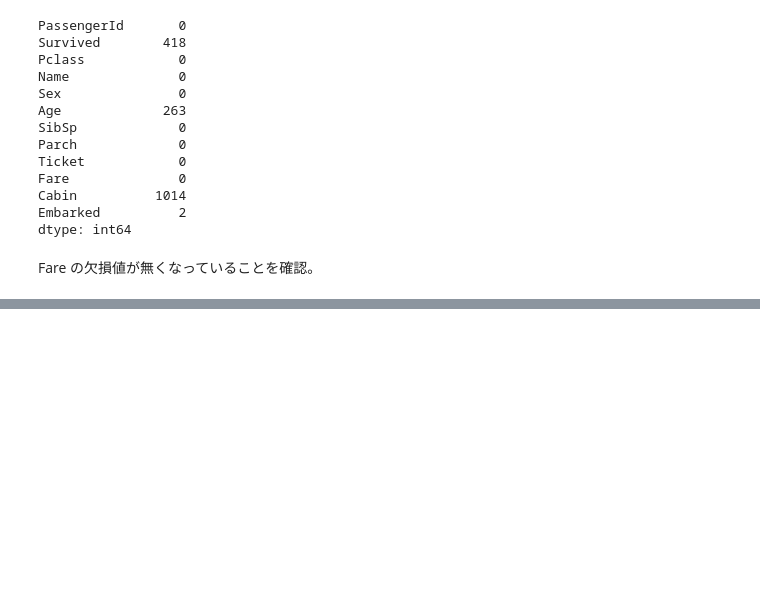
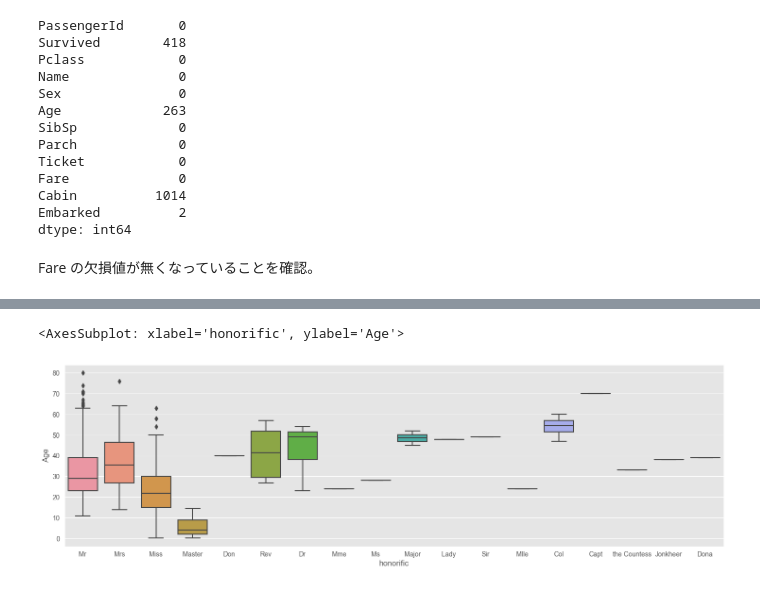
Before and after one commit to 1024xx4/kaggle_titanic, a Jupyter notebook: kaggle_titanic.ipynb, the cells around one changed output, grey strips where cells are left out. Drawn from its saved outputs; the diff is of its cells as text; code cells hidden in the pictures; blank space fills up the shorter version.

```diff
--- a/kaggle_titanic.ipynb
+++ b/kaggle_titanic.ipynb
@@ -437,0 +452,8 @@ Fare の欠損値が無くなっていることを確認。
+# %%
+# 敬称を変数として追加
+df_name = df_all["Name"].str.split("[,.]", 2, expand=True)
+df_name.columns = ["family_name", "honorific", "name"]
+df_name["family_name"] = df_name["family_name"].str.strip()
+df_name["honorific"] = df_name["honorific"].str.strip()
+df_name["name"] = df_name["name"].str.strip()
+df_name
@@ -437,0 +497,4 @@ Fare の欠損値が無くなっていることを確認。
+# %%
+# 敬称ごとの年齢分布を確認する
+df_all = pd.concat([df_all, df_name], axis=1)
+df_all
@@ -437,0 +515,7 @@ Fare の欠損値が無くなっていることを確認。
+# %%
+# 敬称ごとの年齢の分布を箱ひげ図で可視化
+plt.figure(figsize=(18, 5))
+sns.boxplot(x="honorific", y="Age", data=df_all)
+# %% [output]
+<AxesSubplot: xlabel='honorific', ylabel='Age'>
+[figure, added]
```
Also changed, not shown: parts of 13 cells of this notebook.
